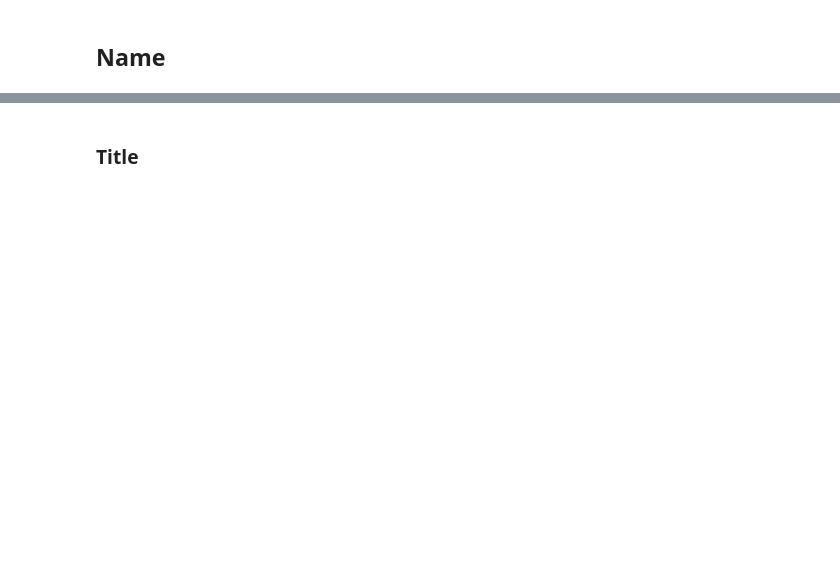
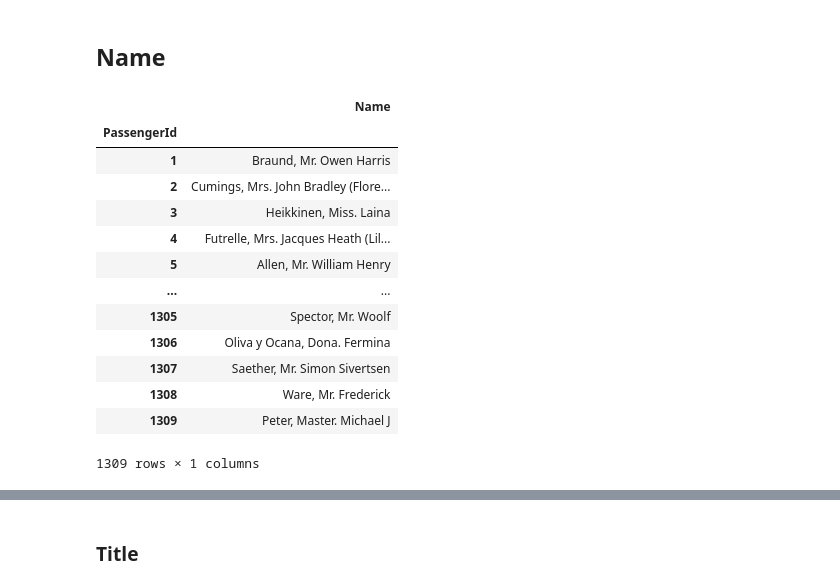
Before and after one commit to alxgrin/kaggle, a Jupyter notebook: titanic/prepare.ipynb, the cells around one changed output, grey strips where cells are left out. Saved outputs shown, nothing was run; the diff lists cells and outputs as text; code cells hidden in the pictures; blank space fills up the shorter version.

```diff
--- a/notebooks/titanic/prepare.ipynb
+++ b/titanic/prepare.ipynb
@@ -40,5 +36,5 @@ gender_submission
 # %%
-train_df = pd.read_csv("../../data/titanic/train.csv", index_col="PassengerId")
+train_df = pd.read_csv("./datasets//train.csv", index_col="PassengerId")
 train_df
 # %% [output]
 |  | Survived | Pclass | Name | Sex | Age | SibSp | Parch | Ticket | Fare | Cabin | ... |
@@ -59,5 +54,5 @@ train_df
 # %%
-test_df = pd.read_csv("../../data/titanic/test.csv", index_col="PassengerId")
+test_df = pd.read_csv("./datasets/test.csv", index_col="PassengerId")
 test_df
 # %% [output]
 |  | Pclass | Name | Sex | Age | SibSp | Parch | Ticket | Fare | Cabin | Embarked |
@@ -78,5 +72,6 @@ test_df
 # %%
 df = pd.concat([train_df, test_df])
+df["isTest"] = df.index.isin(test_df.index).astype(int)
 df
 # %% [output]
 |  | Survived | Pclass | Name | Sex | Age | SibSp | Parch | Ticket | Fare | Cabin | ... |
@@ -165,2 +158,19 @@ Name: Pclass, dtype: float64
 # %% [markdown]
 ## Name
+# %%
+df[["Name"]]
+# %% [output]
+|  | Name |
+| PassengerId |  |
+| 1 | Braund, Mr. Owen Harris |
+| 2 | Cumings, Mrs. John Bradley (Flore... |
+| 3 | Heikkinen, Miss. Laina |
+| 4 | Futrelle, Mrs. Jacques Heath (Lil... |
+| 5 | Allen, Mr. William Henry |
+| ... | ... |
+| 1305 | Spector, Mr. Woolf |
+| 1306 | Oliva y Ocana, Dona. Fermina |
+| 1307 | Saether, Mr. Simon Sivertsen |
+| 1308 | Ware, Mr. Frederick |
+| 1309 | Peter, Master. Michael J |
+1309 rows × 1 columns
```
Also changed, not shown: parts of 53 cells of this notebook, 15 other files.
